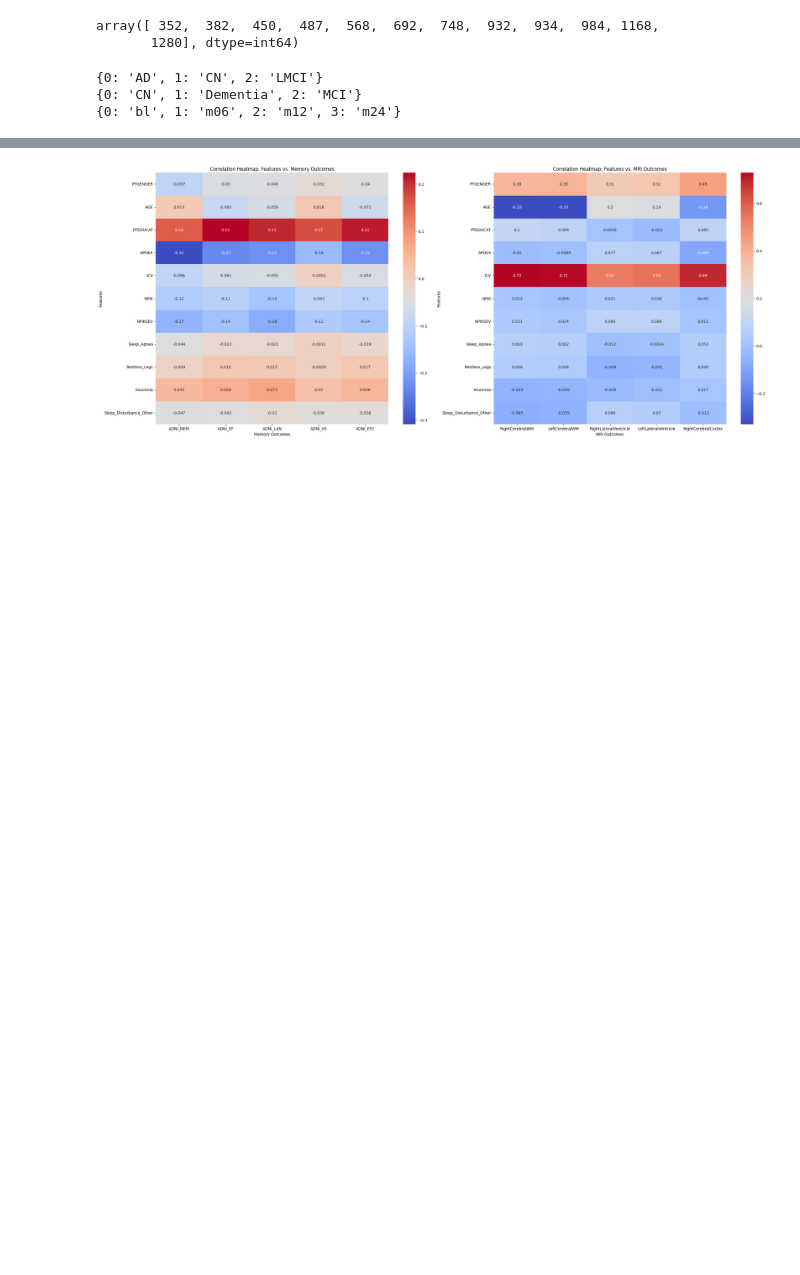
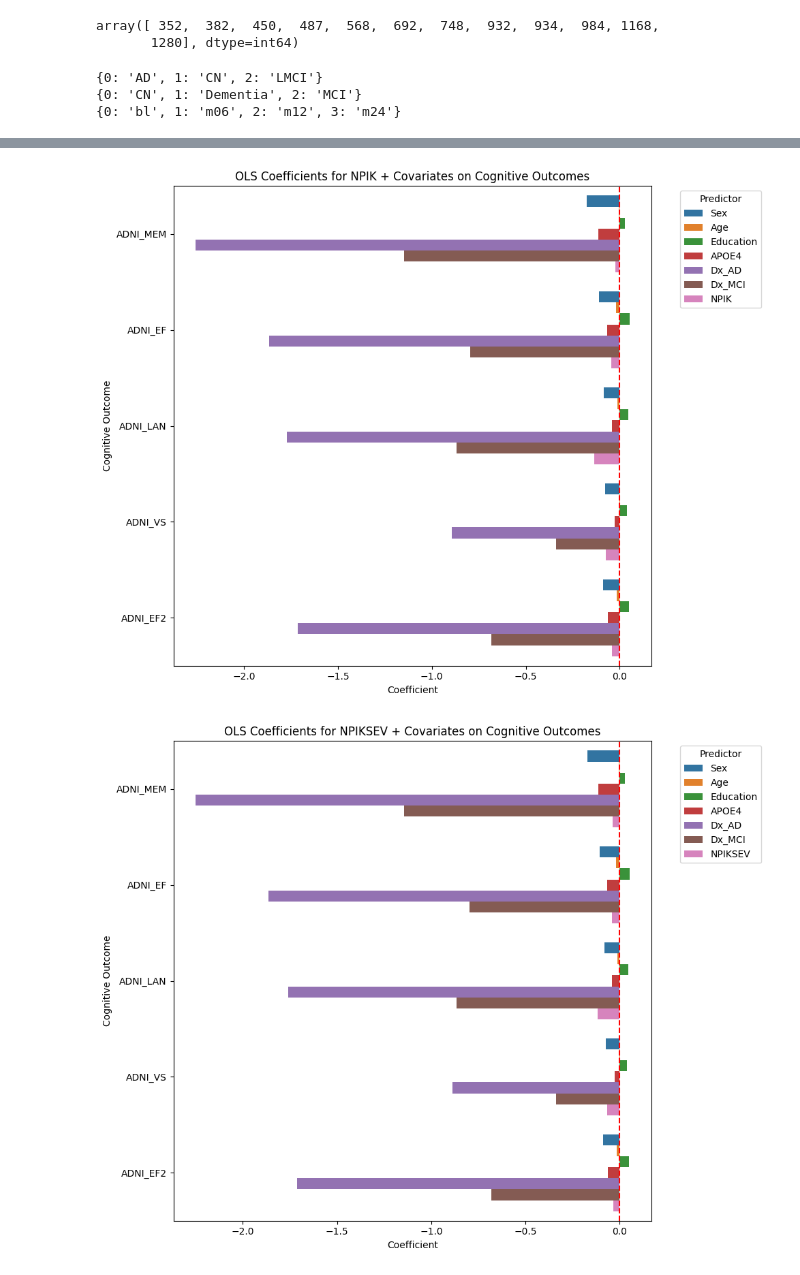
Before and after one commit to Da4kek/AD-Sleep, a Jupyter notebook: modeling-2.ipynb, the cells around one changed output, grey strips where cells are left out. Cells and saved outputs as stored; diff of their text form; code cells hidden in the pictures; blank space fills up the shorter version.

```diff
--- a/modeling-2.ipynb
+++ b/modeling-2.ipynb
@@ -345,3 +324,7 @@ merge_norm[merge_norm['RID'].isin(sleep_data[sleep_data['Insomnia'] == 1]['RID']
+# %%
+categorical_vars = ['DX']
+merge_norm = pd.get_dummies(
+    merge_norm, columns=categorical_vars, drop_first=True)
 # %%
 OLS_results_cognitive = []
 OLS_results_mri = []
@@ -474,29 +375,0 @@ top_5_mri_outcomes = top_5_mri['Outcome'].tolist()
-# %%
-combined_features = predictorsmri + sleep_vars
-
-correlation_memory = merge_norm[memory_outcomes + combined_features].corr()
-correlation_memory_features = correlation_memory.loc[combined_features, memory_outcomes]
-
-correlation_mri = merge_norm[top_5_mri_outcomes + combined_features].corr()
-correlation_mri_features = correlation_mri.loc[combined_features, top_5_mri_outcomes]
-fig, axes = plt.subplots(1, 2, figsize=(25, 10))
-
-sns.heatmap(
-    correlation_memory_features, annot=True, cmap='coolwarm', cbar=True, ax=axes[0]
-)
-axes[0].set_title('Correlation Heatmap: Features vs. Memory Outcomes')
-axes[0].set_xlabel('Memory Outcomes')
-axes[0].set_ylabel('Features')
-
-sns.heatmap(
-    correlation_mri_features, annot=True, cmap='coolwarm', cbar=True, ax=axes[1]
-)
-axes[1].set_title('Correlation Heatmap: Features vs. MRI Outcomes')
-axes[1].set_xlabel('MRI Outcomes')
-axes[1].set_ylabel('Features')
-
-plt.tight_layout()
-plt.savefig('supplementary_tables/Features_vs_Outcomes_Correlation_Subplots.png', bbox_inches='tight')
-plt.show()
-# %% [output]
-[figure, removed]
@@ -502,0 +381,44 @@ plt.show()
+# %%
+feature_rename_map = {
+    'DX_1': 'Dx_AD',
+    'DX_2': 'Dx_MCI',
+    'PTGENDER': 'Sex',
+    'PTEDUCAT': 'Education',
+    'AGE': 'Age',
+    'PTRACCAT': 'Race',
+    'PTETHCAT': 'Ethnicity',
+    'PTMARRY': 'Marital Status',
+    'APOE4': 'APOE4',
+    'BMI': 'BMI',
+    'MH19OTHR': 'Other_MH',
+    'MH2NEURL': 'Neurological',
+    'MH4CARD': 'Cardiovascular',
+    'MH5RESP': 'Respiratory',
+    'MHPSYCH': 'Psychiatric'
+}
+flat_cog['Feature'] = OLS_results_cognitive_df['Feature'].replace(feature_rename_map)
+flat_mri['Feature'] = OLS_results_mri_df['Feature'].replace(feature_rename_map)
+# %%
+for sleep_var in flat_cog['Sleep_Variable'].unique():
+    df_plot = flat_cog[flat_cog['Sleep_Variable'] == sleep_var]
+
+    plt.figure(figsize=(10, 8))
+    sns.barplot(
+        data=df_plot,
+        x='Coefficient',
+        y='Outcome',
+        hue='Feature',
+        dodge=True,
+        palette='tab10'
+    )
+
+    plt.axvline(x=0, color='red', linestyle='--')
+    plt.title(
+        f'OLS Coefficients for {sleep_var} + Covariates on Cognitive Outcomes')
+    plt.xlabel('Coefficient')
+    plt.ylabel('Cognitive Outcome')
+    plt.legend(title='Predictor', bbox_to_anchor=(1.05, 1), loc='upper left')
+    plt.tight_layout()
+# %% [output]
+[figure, added]
+[figure, added]
```
Also changed, not shown: parts of 10 cells of this notebook, 4 other files.
